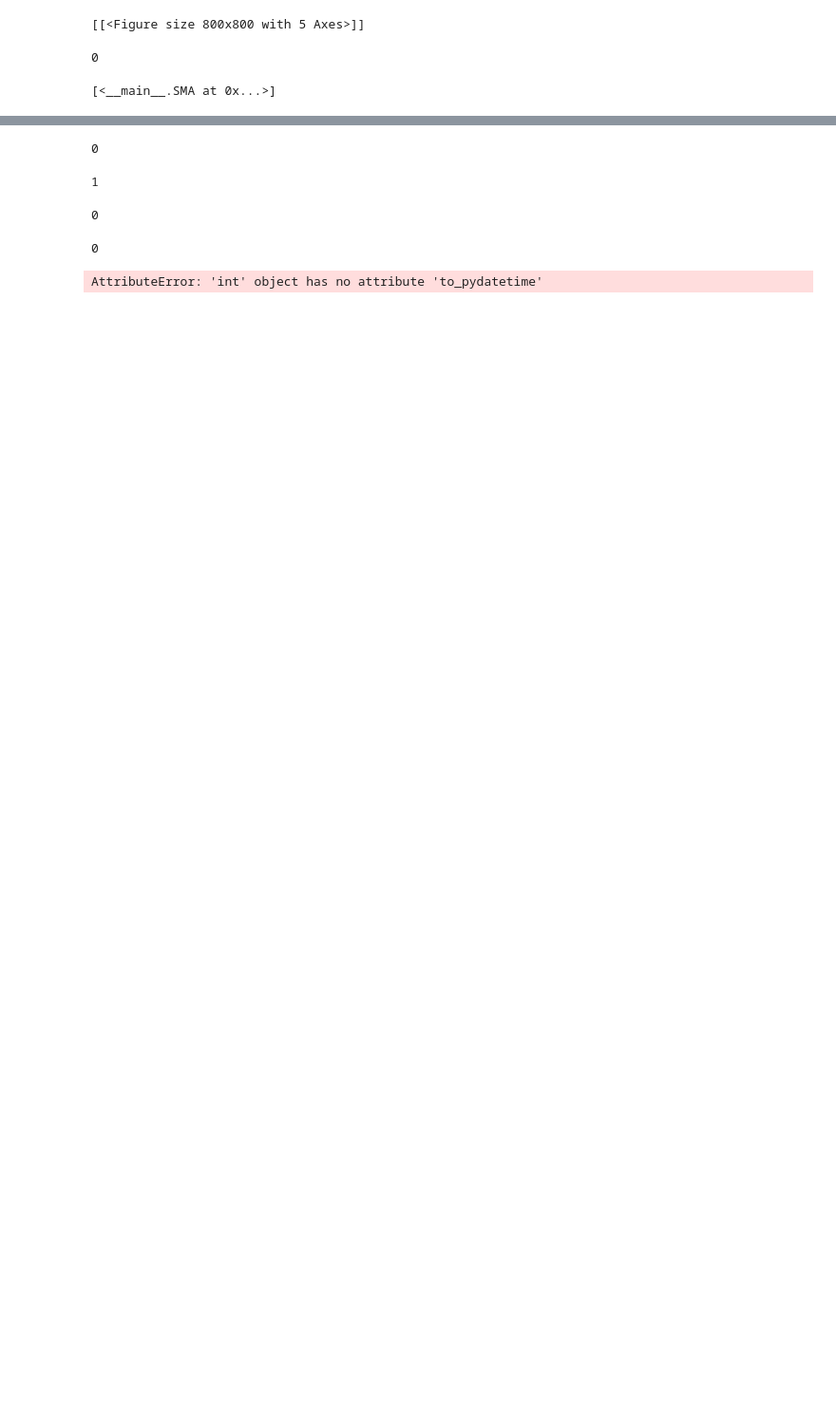
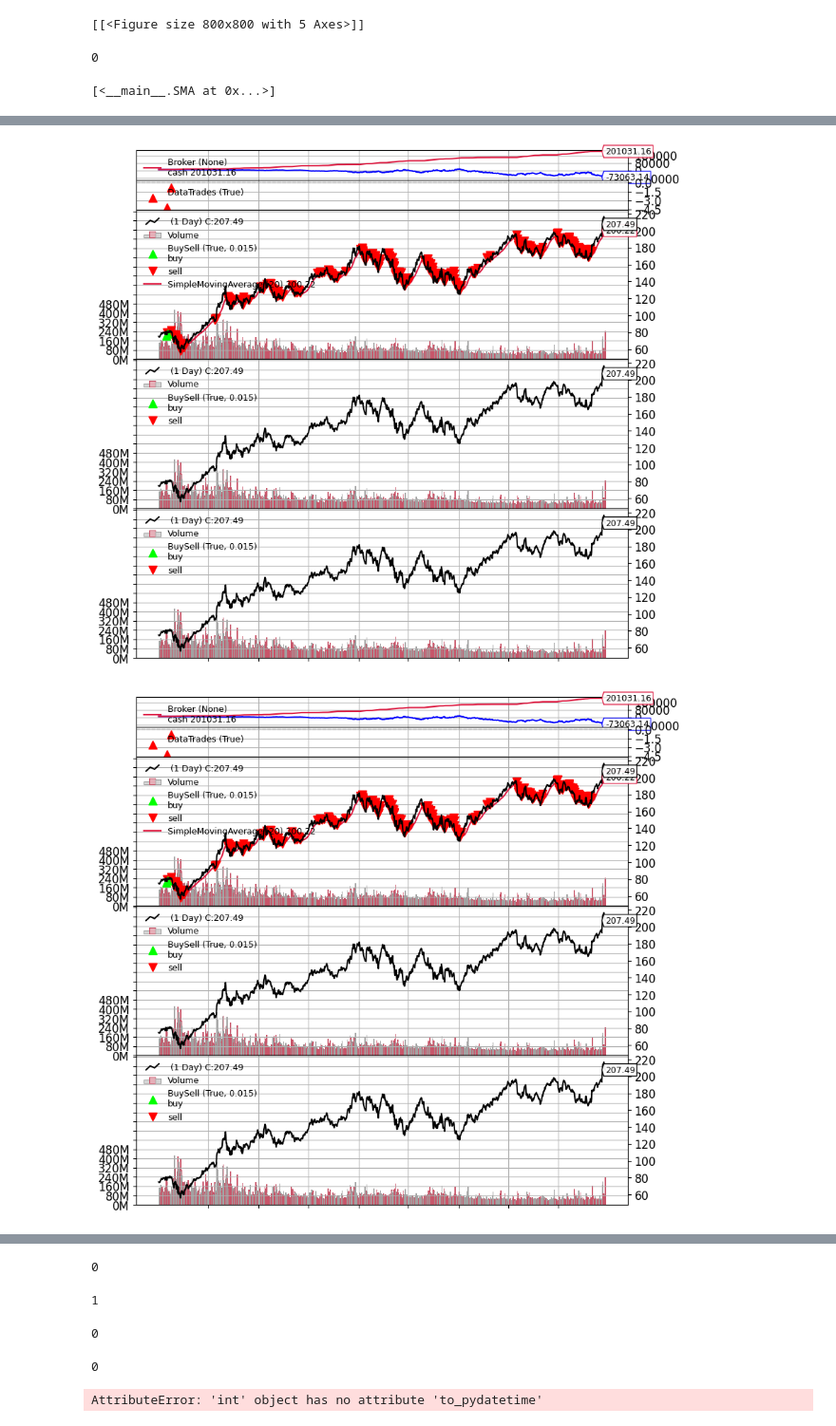
Before and after one commit to Addisu-Alemu/Scalable-Backtesting-Infrastructure, a Jupyter notebook: backend/notebook/backtrader_strategies.ipynb, the cells around one changed output, grey strips where cells are left out. Shown at 95% size. Cells and saved outputs as stored; diff of their text form; code cells hidden in the pictures; blank space fills up the shorter version.

```diff
--- a/backend/notebook/backtrader_strategies.ipynb
+++ b/backend/notebook/backtrader_strategies.ipynb
@@ -102,3 +112,12 @@ class EMA(bt.Strategy):
         else:  # In the market
             if self.data.close[0] < self.ema[0]:
                 self.sell()
+# %%
+cerebro.addstrategy(EMA)  # Add the trading strategy
+cerebro.run()
+plt.rcParams['figure.figsize'] = [8, 8]
+plt.rcParams.update({'font.size': 12})
+cerebro.plot(iplot = False)
+# %% [output]
+[figure, added]
+[figure, added]
```
Also changed, not shown: parts of 3 cells of this notebook, 17 other files.
